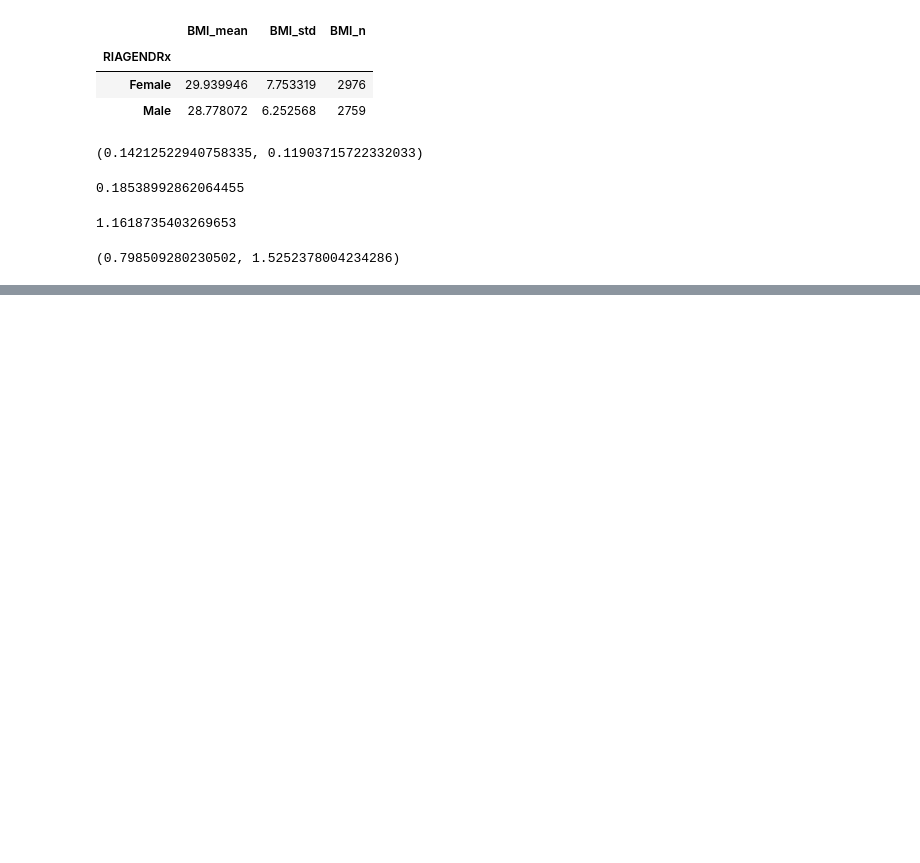
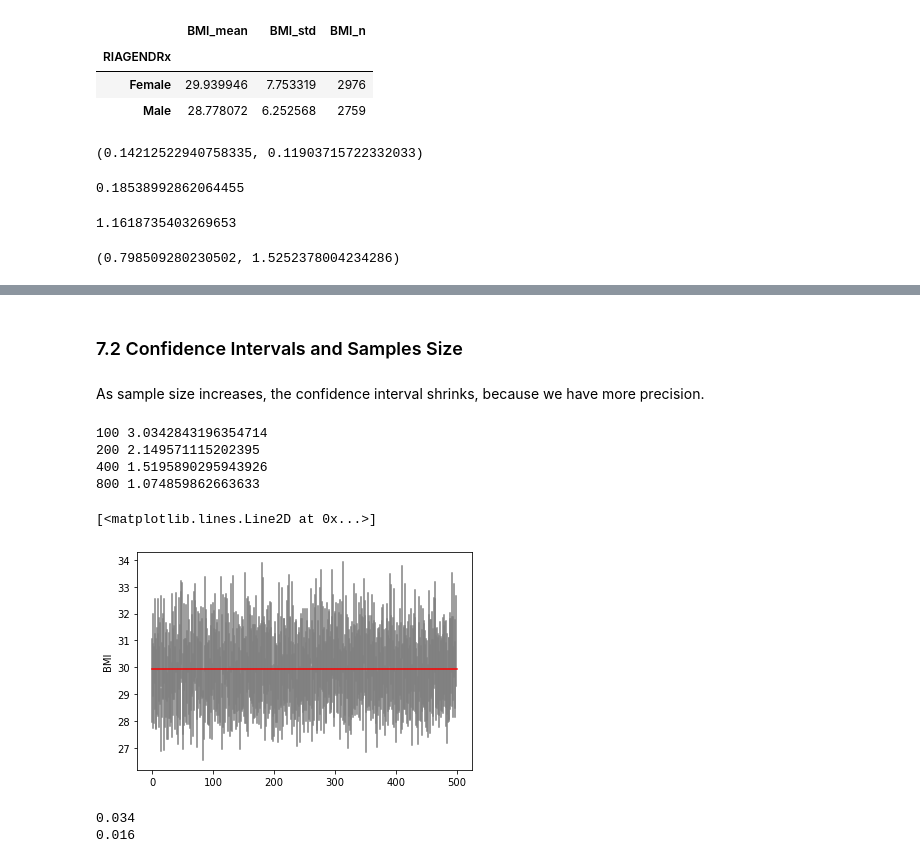
Before and after one commit to mxagar/statistics_with_python_coursera, a Jupyter notebook: 02_Inference/lab/02_ConfidenceIntervals_Examples.ipynb, the cells around one changed output, grey strips where cells are left out. Cells and saved outputs as stored; diff of their text form; code cells hidden in the pictures; blank space fills up the shorter version.

```diff
--- a/02_Inference/lab/02_ConfidenceIntervals_Examples.ipynb
+++ b/02_Inference/lab/02_ConfidenceIntervals_Examples.ipynb
@@ -364,0 +498,25 @@ ucb = d + 1.96 * se_mean_diff
+# %% [markdown]
+### 7.2 Confidence Intervals and Samples Size
+# %% [markdown]
+As sample size increases, the confidence interval shrinks, because we have more precision.
+# %%
+# Samples of size 100, 200, 400, 800 taken randomly 500x each.
+# The mean and its CI are built.
+# The span of the CI (LCB, UCB) is shown: it decreases with the sample size.
+dx = da.loc[da.RIAGENDRx=="Female", ["RIAGENDRx", "BMXBMI"]].dropna()
+all_cis = []
+for n in 100, 200, 400, 800:
+    cis = []
+    for i in range(500):
+        dz = dx.sample(n)
+        ci = sm.stats.DescrStatsW(dz.BMXBMI).zconfint_mean()
+        cis.append(ci)
+    cis = np.asarray(cis)
+    mean_width = cis[:, 1].mean() - cis[:, 0].mean()
+    print(n, mean_width)
+    all_cis.append(cis)
+# %% [output]
+100 3.0342843196354714
+200 2.149571115202395
+400 1.5195890295943926
+800 1.074859862663633
@@ -364,0 +525,19 @@ ucb = d + 1.96 * se_mean_diff
+# %%
+# Al confidence intervals plotted
+# Population mean plotted
+ci = all_cis[0]
+for j, x in enumerate(ci):
+    plt.plot([j, j], x, color='grey')
+    plt.gca().set_ylabel("BMI")
+mn = dx.BMXBMI.mean()
+plt.plot([0, 500], [mn, mn], color='red')
+# %% [output]
+[<matplotlib.lines.Line2D at 0x...>]
+[figure, added]
+# %%
+# How many times is the real mean outside from the boundaries?
+print(np.mean(ci[:, 1] < mn)) # Upper limit falls below the target
+print(np.mean(ci[:, 0] > mn)) # Lower limit falls above the target
+# %% [output]
+0.034
+0.016
```
Also changed, not shown: parts of 13 cells of this notebook.
